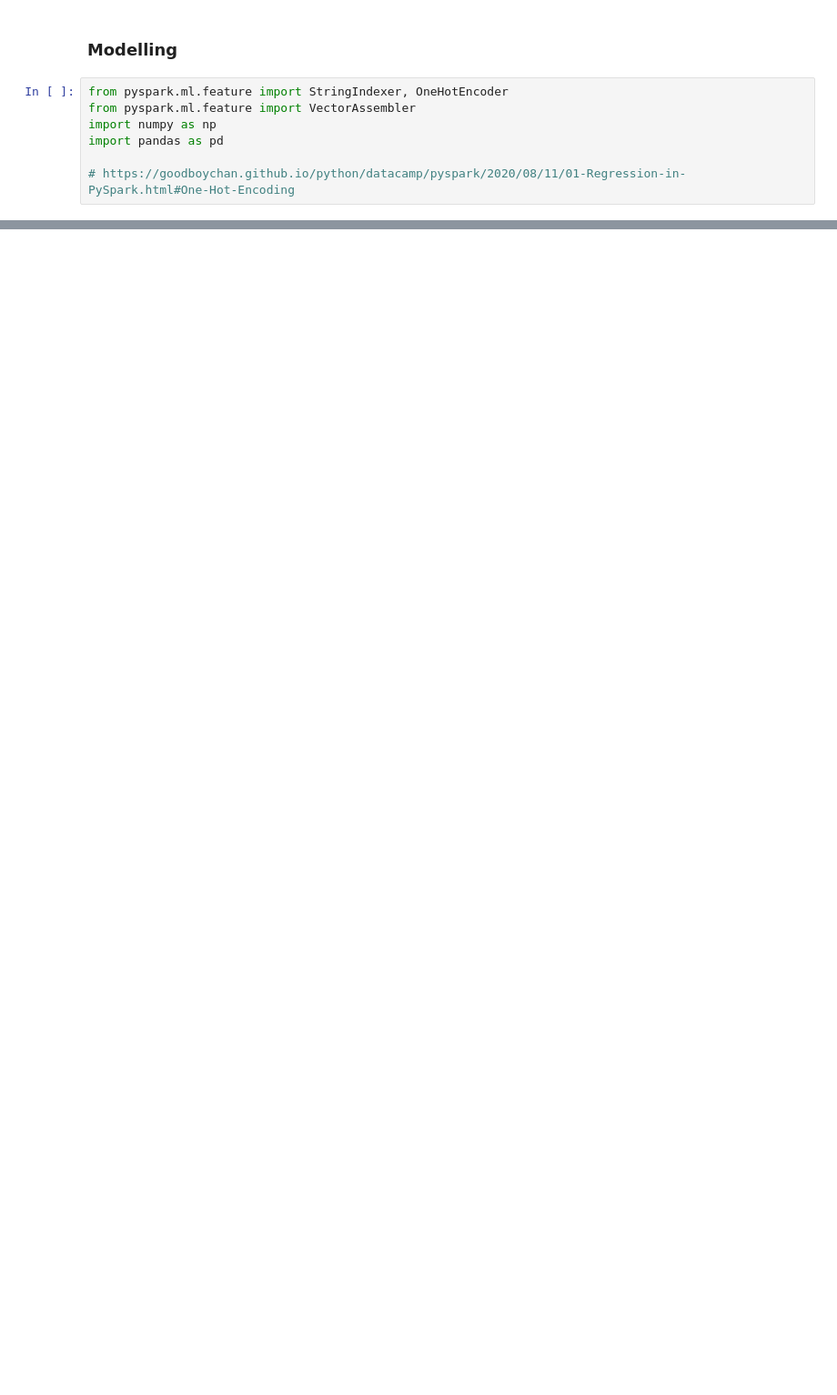
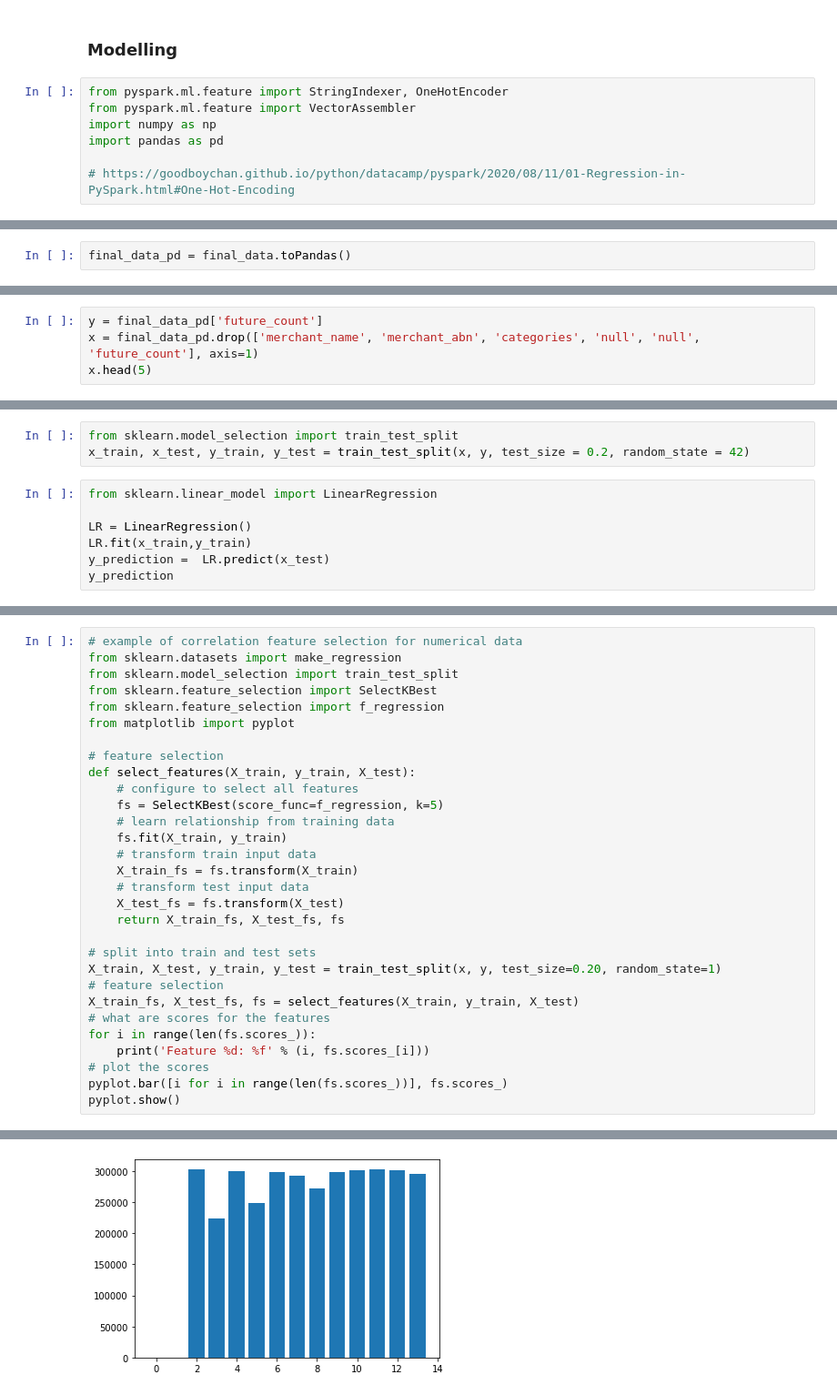
Before and after one commit to MAST30034-Applied-Data-Science/generic-buy-now-pay-later-project-group-10-bnpl, a Jupyter notebook: models/Number_customers_model.ipynb, the cells around one changed output, grey strips where cells are left out. Shown at 91% size. Drawn from its saved outputs; the diff is of its cells as text; blank space fills up the shorter version.

Commit message:
add model

```diff
--- a/models/Number_customers_model.ipynb
+++ b/models/Number_customers_model.ipynb
@@ -271,0 +348,2 @@ only showing top 20 rows
+# %%
+final_data_pd = final_data.toPandas()
@@ -271,0 +359,4 @@ only showing top 20 rows
+# %%
+y = final_data_pd['future_count']
+x = final_data_pd.drop(['merchant_name', 'merchant_abn', 'categories', 'null', 'null', 'future_count'], axis=1)
+x.head(5)
@@ -271,0 +370,10 @@ only showing top 20 rows
+# %%
+from sklearn.model_selection import train_test_split
+x_train, x_test, y_train, y_test = train_test_split(x, y, test_size = 0.2, random_state = 42)
+# %%
+from sklearn.linear_model import LinearRegression
+
+LR = LinearRegression()
+LR.fit(x_train,y_train)
+y_prediction =  LR.predict(x_test)
+y_prediction
@@ -271,0 +404,31 @@ only showing top 20 rows
+# %%
+# example of correlation feature selection for numerical data
+from sklearn.datasets import make_regression
+from sklearn.model_selection import train_test_split
+from sklearn.feature_selection import SelectKBest
+from sklearn.feature_selection import f_regression
+from matplotlib import pyplot
+
+# feature selection
+def select_features(X_train, y_train, X_test):
+    # configure to select all features
+    fs = SelectKBest(score_func=f_regression, k=5)
+    # learn relationship from training data
+    fs.fit(X_train, y_train)
+    # transform train input data
+    X_train_fs = fs.transform(X_train)
+    # transform test input data
+    X_test_fs = fs.transform(X_test)
+    return X_train_fs, X_test_fs, fs
+
+# split into train and test sets
+X_train, X_test, y_train, y_test = train_test_split(x, y, test_size=0.20, random_state=1)
+# feature selection
+X_train_fs, X_test_fs, fs = select_features(X_train, y_train, X_test)
+# what are scores for the features
+for i in range(len(fs.scores_)):
+    print('Feature %d: %f' % (i, fs.scores_[i]))
+# plot the scores
+pyplot.bar([i for i in range(len(fs.scores_))], fs.scores_)
+pyplot.show()
+# %% [output]
@@ -271,0 +449 @@ only showing top 20 rows
+[figure, added]
```
Also changed, not shown: parts of 39 cells of this notebook.
